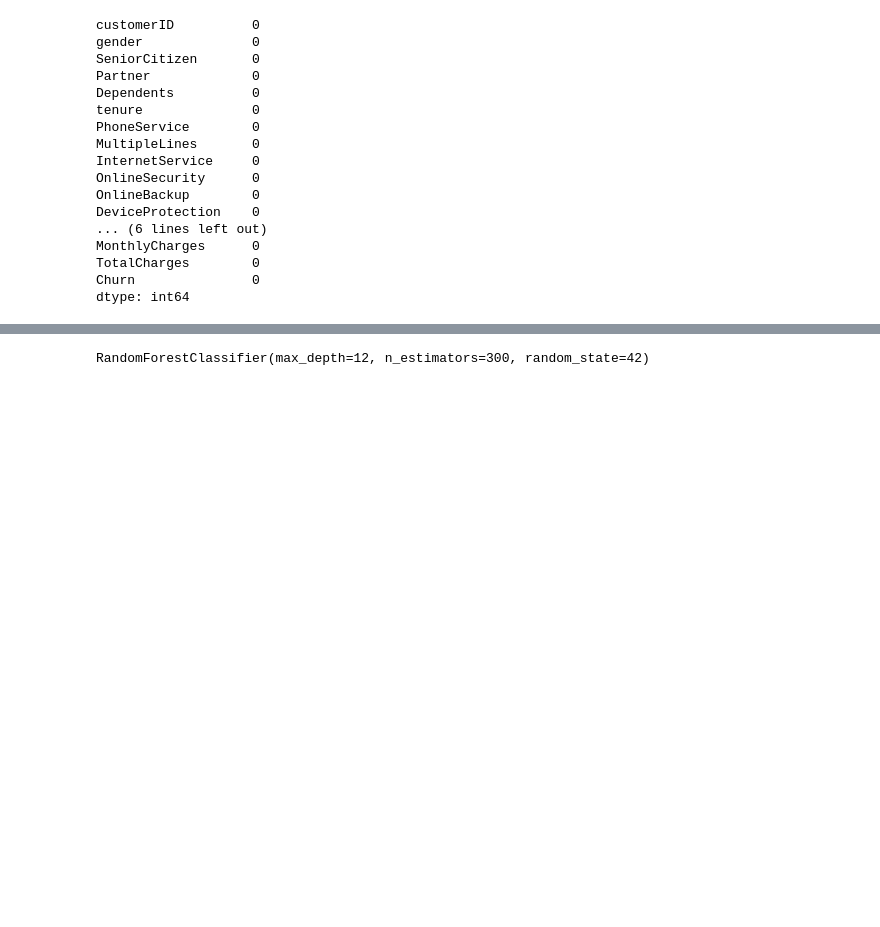
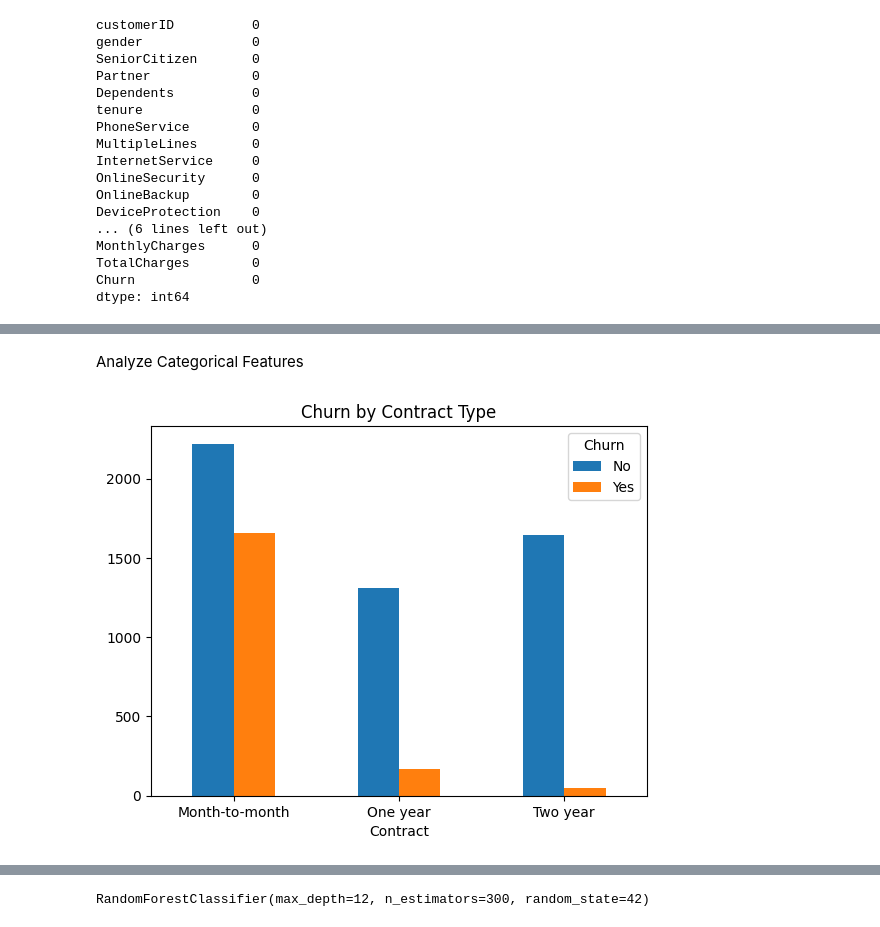
Before and after one commit to Williardm/Telecom-Curn-Work, a Jupyter notebook: Churn.ipynb, the cells around one changed output, grey strips where cells are left out. Drawn from its saved outputs; the diff is of its cells as text; code cells hidden in the pictures; blank space fills up the shorter version.

```diff
--- a/Churn.ipynb
+++ b/Churn.ipynb
@@ -110,0 +158,9 @@ dtype: int64
+# %% [markdown]
+Analyze Categorical Features
+# %%
+pd.crosstab(customer_churn['Contract'], customer_churn['Churn']).plot(kind='bar')
+plt.title("Churn by Contract Type")
+plt.xticks(rotation=0)
+plt.show()
+# %% [output]
+[figure, added]
```
Also changed, not shown: parts of 10 cells of this notebook.
